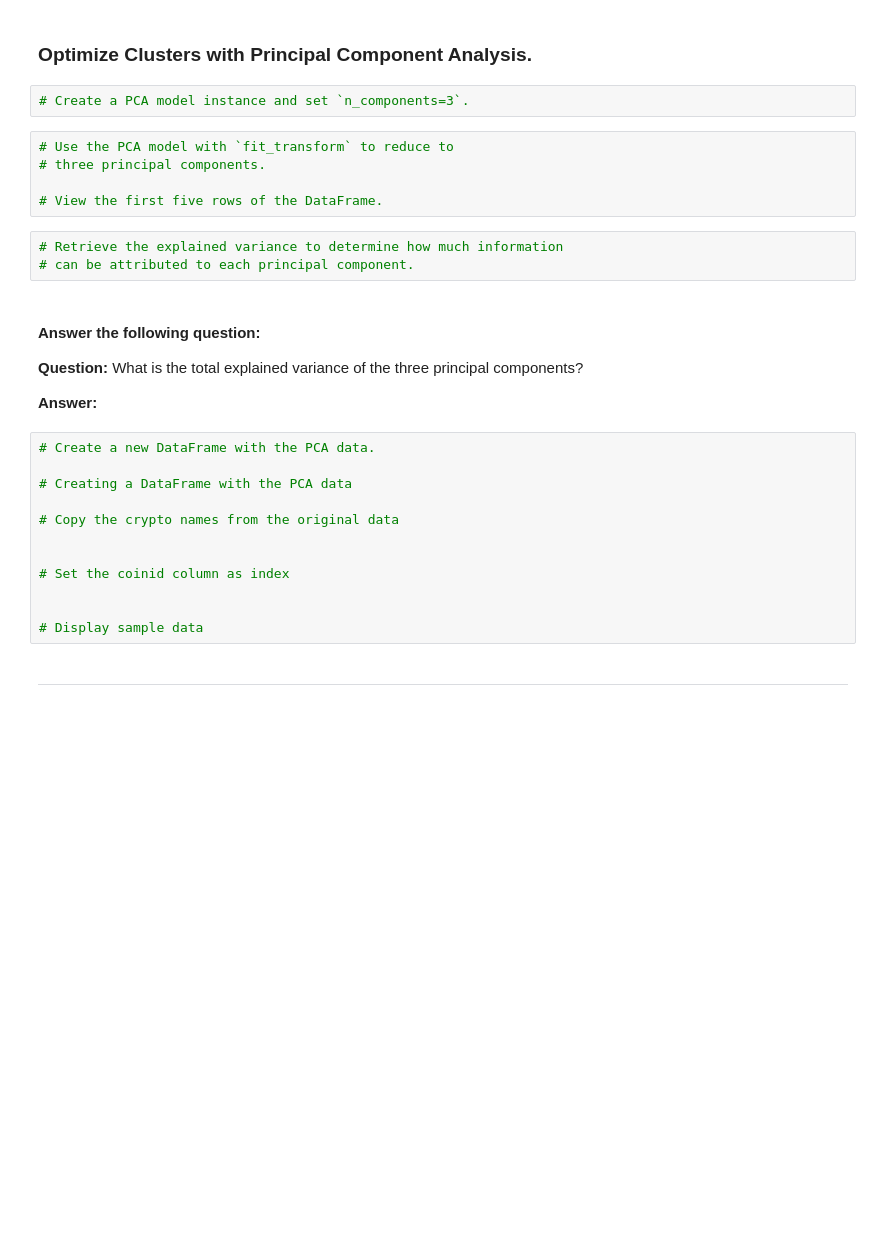
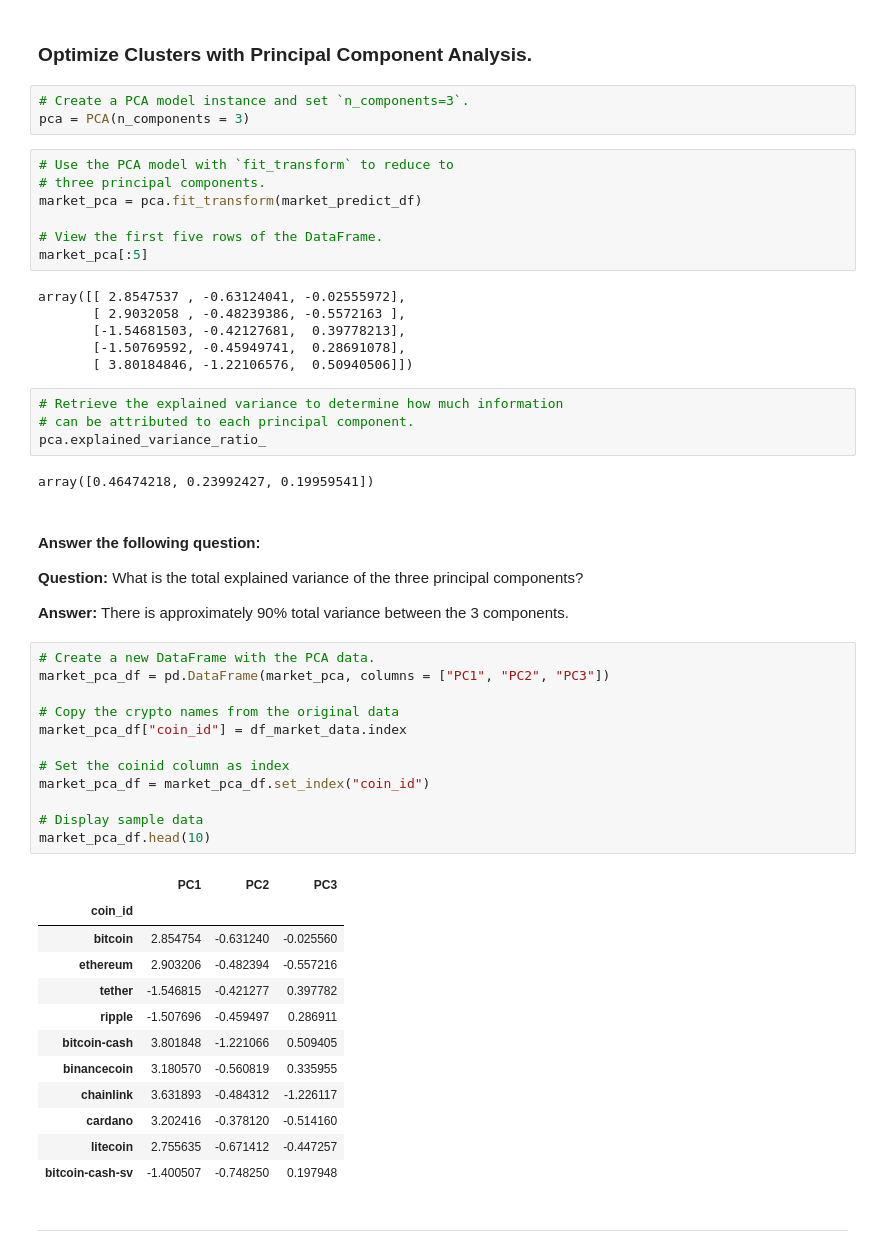
Before and after one commit to spmims/CryptoClustering, a Jupyter notebook: Crypto_Clustering.ipynb, the cells around one changed output. Drawn from its saved outputs; the diff is of its cells as text; blank space fills up the shorter version.

```diff
--- a/Crypto_Clustering.ipynb
+++ b/Crypto_Clustering.ipynb
@@ -189,32 +189,57 @@ market_predict_df.hvplot.scatter(
 ### Optimize Clusters with Principal Component Analysis.
 # %%
 # Create a PCA model instance and set `n_components=3`.
+pca = PCA(n_components = 3)
 # %%
 # Use the PCA model with `fit_transform` to reduce to
 # three principal components.
+market_pca = pca.fit_transform(market_predict_df)
 
 # View the first five rows of the DataFrame.
+market_pca[:5]
+# %% [output]
+array([[ 2.8547537 , -0.63124041, -0.02555972],
+       [ 2.9032058 , -0.48239386, -0.5572163 ],
+       [-1.54681503, -0.42127681,  0.39778213],
+       [-1.50769592, -0.45949741,  0.28691078],
+       [ 3.80184846, -1.22106576,  0.50940506]])
 # %%
 # Retrieve the explained variance to determine how much information
 # can be attributed to each principal component.
+pca.explained_variance_ratio_
+# %% [output]
+array([0.46474218, 0.23992427, 0.19959541])
 # %% [markdown]
 #### Answer the following question:
 
 **Question:** What is the total explained variance of the three principal components?
 
-**Answer:**
+**Answer:** There is approximately 90% total variance between the 3 components.
 # %%
 # Create a new DataFrame with the PCA data.
-
-# Creating a DataFrame with the PCA data
+market_pca_df = pd.DataFrame(market_pca, columns = ["PC1", "PC2", "PC3"])
 
 # Copy the crypto names from the original data
-
+market_pca_df["coin_id"] = df_market_data.index
 
 # Set the coinid column as index
-
+market_pca_df = market_pca_df.set_index("coin_id")
 
 # Display sample data
+market_pca_df.head(10)
+# %% [output]
+|  | PC1 | PC2 | PC3 |
+| coin_id |  |  |  |
+| bitcoin | 2.854754 | -0.631240 | -0.025560 |
+| ethereum | 2.903206 | -0.482394 | -0.557216 |
+| tether | -1.546815 | -0.421277 | 0.397782 |
+| ripple | -1.507696 | -0.459497 | 0.286911 |
+| bitcoin-cash | 3.801848 | -1.221066 | 0.509405 |
+| binancecoin | 3.180570 | -0.560819 | 0.335955 |
+| chainlink | 3.631893 | -0.484312 | -1.226117 |
+| cardano | 3.202416 | -0.378120 | -0.514160 |
+| litecoin | 2.755635 | -0.671412 | -0.447257 |
+| bitcoin-cash-sv | -1.400507 | -0.748250 | 0.197948 |
 # %% [markdown]
 ---
 # %% [markdown]
```
Also changed, not shown: parts of 5 cells of this notebook.
